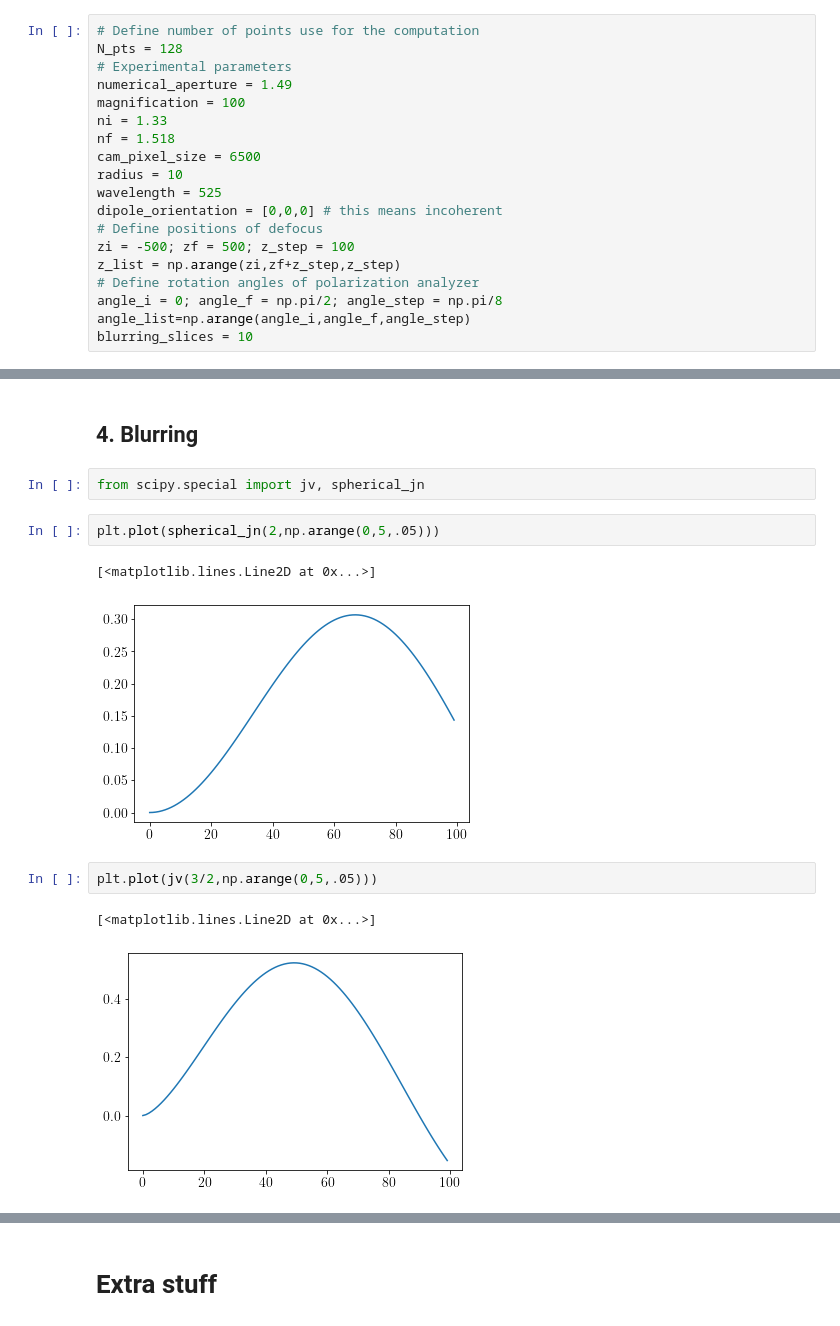
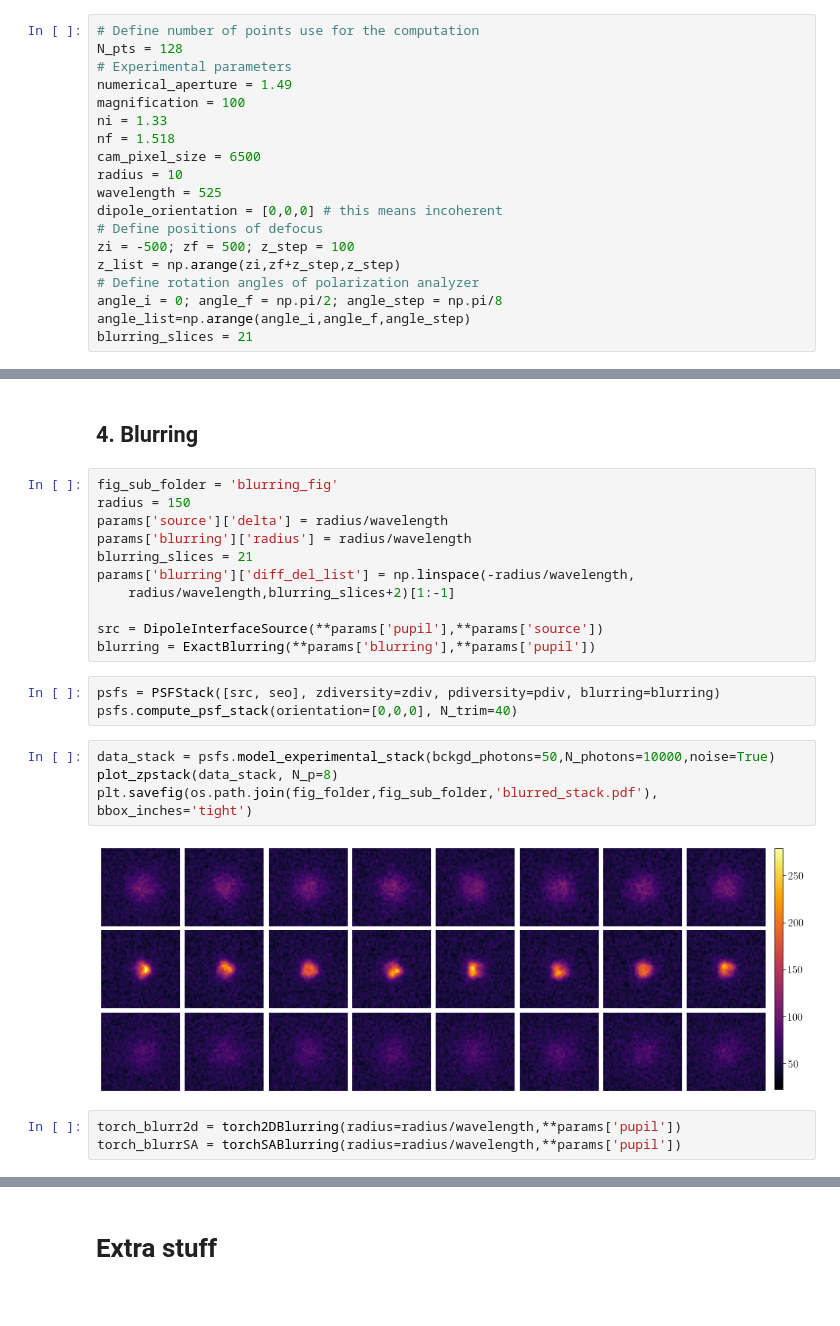
Before and after one commit to rodguti90/pyPSFstack, a Jupyter notebook: pytorch_tests.ipynb, the cells around one changed output, grey strips where cells are left out. Cells and saved outputs as stored; diff of their text form.

Commit message:
ADded blurring example and defocus opt

```diff
--- a/pytorch_tests.ipynb
+++ b/pytorch_tests.ipynb
@@ -83,7 +81,7 @@ z_list = np.arange(zi,zf+z_step,z_step)
 # Define rotation angles of polarization analyzer
 angle_i = 0; angle_f = np.pi/2; angle_step = np.pi/8
 angle_list=np.arange(angle_i,angle_f,angle_step)
-blurring_slices = 10
+blurring_slices = 21
 # %% [markdown]
 We put all the parameters in a dictionary
 # %%
@@ -301,15 +305,26 @@ findfont: Font family ['cm'] not found. Falling back to DejaVu Sans.
 [figure]
 # %% [markdown]
 ## 4. Blurring
-# %%
-from scipy.special import jv, spherical_jn
-# %%
-plt.plot(spherical_jn(2,np.arange(0,5,.05)))
-# %% [output]
-[<matplotlib.lines.Line2D at 0x...>]
-[figure, removed]
-# %%
-plt.plot(jv(3/2,np.arange(0,5,.05)))
-# %% [output]
-[<matplotlib.lines.Line2D at 0x...>]
-[figure, removed]
+# %%
+fig_sub_folder = 'blurring_fig'
+radius = 150
+params['source']['delta'] = radius/wavelength
+params['blurring']['radius'] = radius/wavelength
+blurring_slices = 21
+params['blurring']['diff_del_list'] = np.linspace(-radius/wavelength,
+    radius/wavelength,blurring_slices+2)[1:-1]
+
+src = DipoleInterfaceSource(**params['pupil'],**params['source'])
+blurring = ExactBlurring(**params['blurring'],**params['pupil'])
+# %%
+psfs = PSFStack([src, seo], zdiversity=zdiv, pdiversity=pdiv, blurring=blurring)
+psfs.compute_psf_stack(orientation=[0,0,0], N_trim=40)
+# %%
+data_stack = psfs.model_experimental_stack(bckgd_photons=50,N_photons=10000,noise=True)
+plot_zpstack(data_stack, N_p=8)
+plt.savefig(os.path.join(fig_folder,fig_sub_folder,'blurred_stack.pdf'), bbox_inches='tight')
+# %% [output]
+[figure, added]
+# %%
+torch_blurr2d = torch2DBlurring(radius=radius/wavelength,**params['pupil'])
+torch_blurrSA = torchSABlurring(radius=radius/wavelength,**params['pupil'])
```
Also changed, not shown: parts of 35 cells of this notebook.
